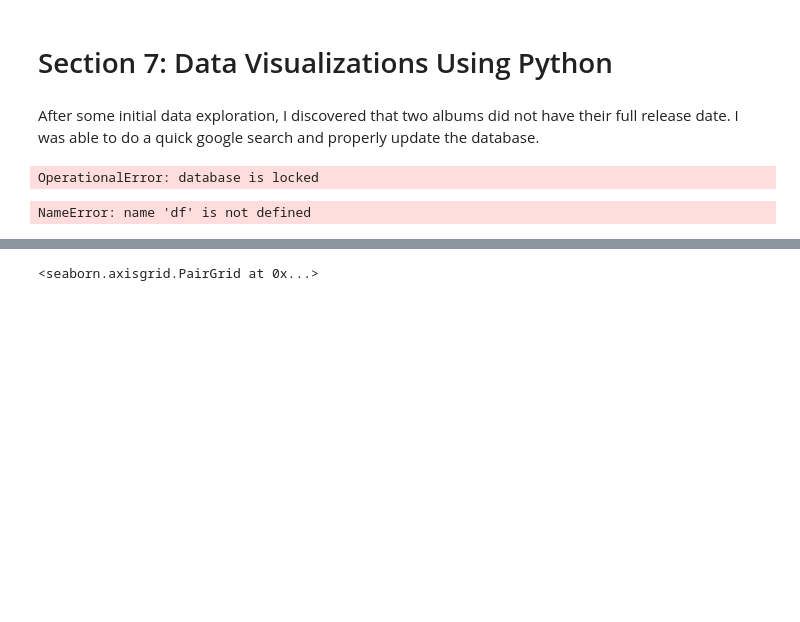
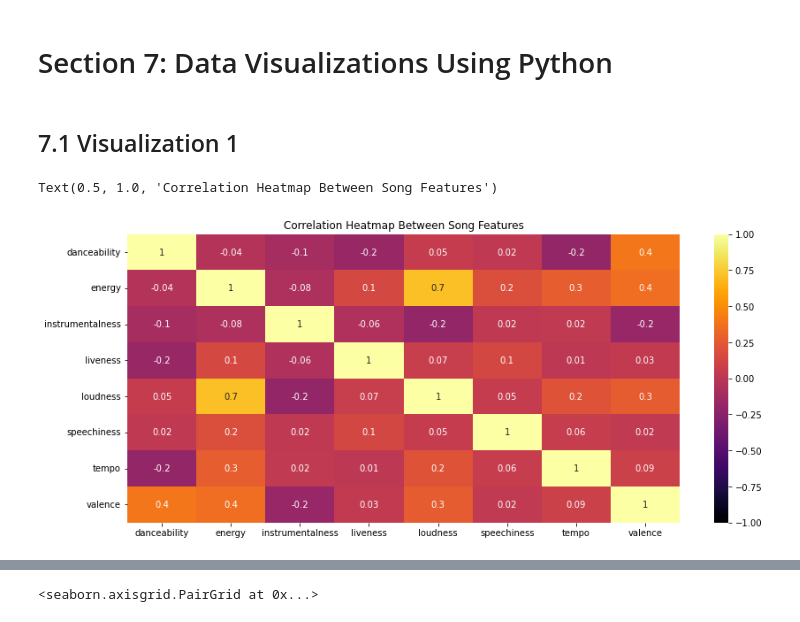
Before and after one commit to sschwartzdata/onramp_project, a Jupyter notebook: Submissions/proof_of_concept.ipynb, the cells around one changed output, grey strips where cells are left out. Saved outputs shown, nothing was run; the diff lists cells and outputs as text; code cells hidden in the pictures; blank space fills up the shorter version.

```diff
--- a/Submissions/proof_of_concept.ipynb
+++ b/Submissions/proof_of_concept.ipynb
@@ -676,0 +830,9 @@ memory usage: 167.4+ KB
+# %%
+df_track_feature["danceability"] = df_track_feature["danceability"]
+df_track_feature["energy"] = df_track_feature["energy"]
+df_track_feature["instrumentalness"] = df_track_feature["instrumentalness"]
+df_track_feature["liveness"] = df_track_feature["liveness"]
+df_track_feature["loudness"] = df_track_feature["loudness"]
+df_track_feature["speechiness"] = df_track_feature["speechiness"]
+df_track_feature["tempo"] = df_track_feature["tempo"]
+df_track_feature["valence"] = df_track_feature["valence"]
@@ -1135,47 +1315,18 @@ import seaborn as sns
 import math
 %matplotlib inline
 # %% [markdown]
-After some initial data exploration, I discovered that two albums did not have their full release date. I was able to do a quick google search and properly update the database.
+## 7.1 Visualization 1
 # %%
-# Updating the release dates
+# Get the correlation values for all numerical columns
+df_corr = df_track_feature.drop(["track_id", "type", "song_uri"],axis=1).corr(method="pearson")
 
-database = r"db_files\spotify.db"
+# Set visualization size
+plt.figure(figsize=(14,6))
 
+# Define visualization
+corr_visual = sns.heatmap(df_corr, annot=True, fmt=".1g", vmin=-1, vmax=1, center=0, cmap="inferno")
 
-conn = sqlite3.connect(database)
-c = conn.cursor()
-
-c.execute('''
-          UPDATE album
-          SET release_date = 1980-10-01
-          WHERE album_id = '61MgZIlIkgU1Fb4P9MUV2g'
-          ''')
-
-c.execute('''
-          UPDATE album
-          SET release_date = 2002-09-17
-          WHERE album_id = '5HHP1ctEzugQvbPCKJiWkc'
-          ''')
-
-c.execute('''
-          UPDATE album
-          SET release_date = 2006-01-16
-          WHERE album_id = '7HRbybmcHz91kPl3XYdm9B'
-          ''')
-con.close()
+corr_visual.set_title("Correlation Heatmap Between Song Features")
 # %% [output]
-OperationalError: database is locked
+Text(0.5, 1.0, 'Correlation Heatmap Between Song Features')
+[figure, added]
-# %%
-
-
-# Finding meand and standard deviation for the house prices
-p_mean = math.floor(df['price'].mean())
-p_std = math.floor(df['price'].std())
-
-#plotting a histogram of the prices
-p = sns.displot(x = 'price', data = df, kde=True)
-legend, = p.ax.plot([1, 2, 3])
-legend.set_label('mean: {},  std: {}'.format(p_mean,p_std))
-p.ax.legend()
-# %% [output]
-NameError: name 'df' is not defined
```
Also changed, not shown: parts of 58 cells of this notebook, 12 other files.
